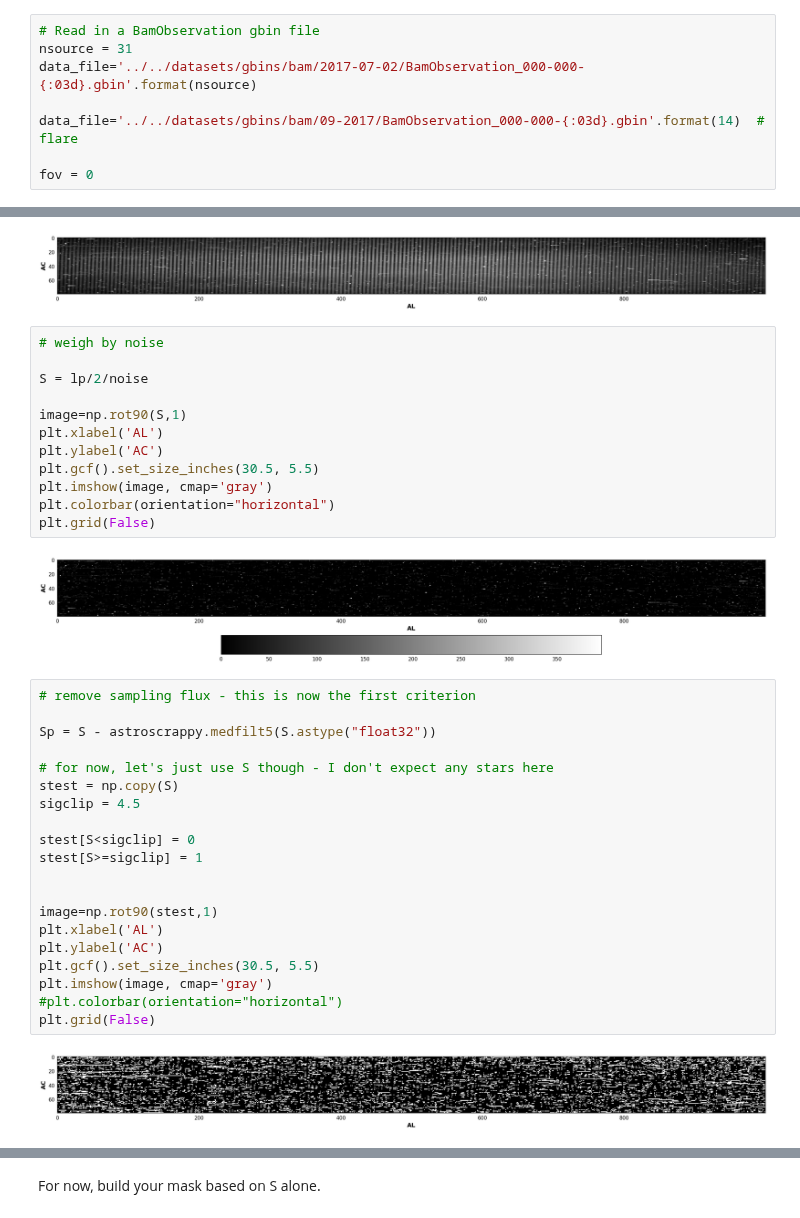
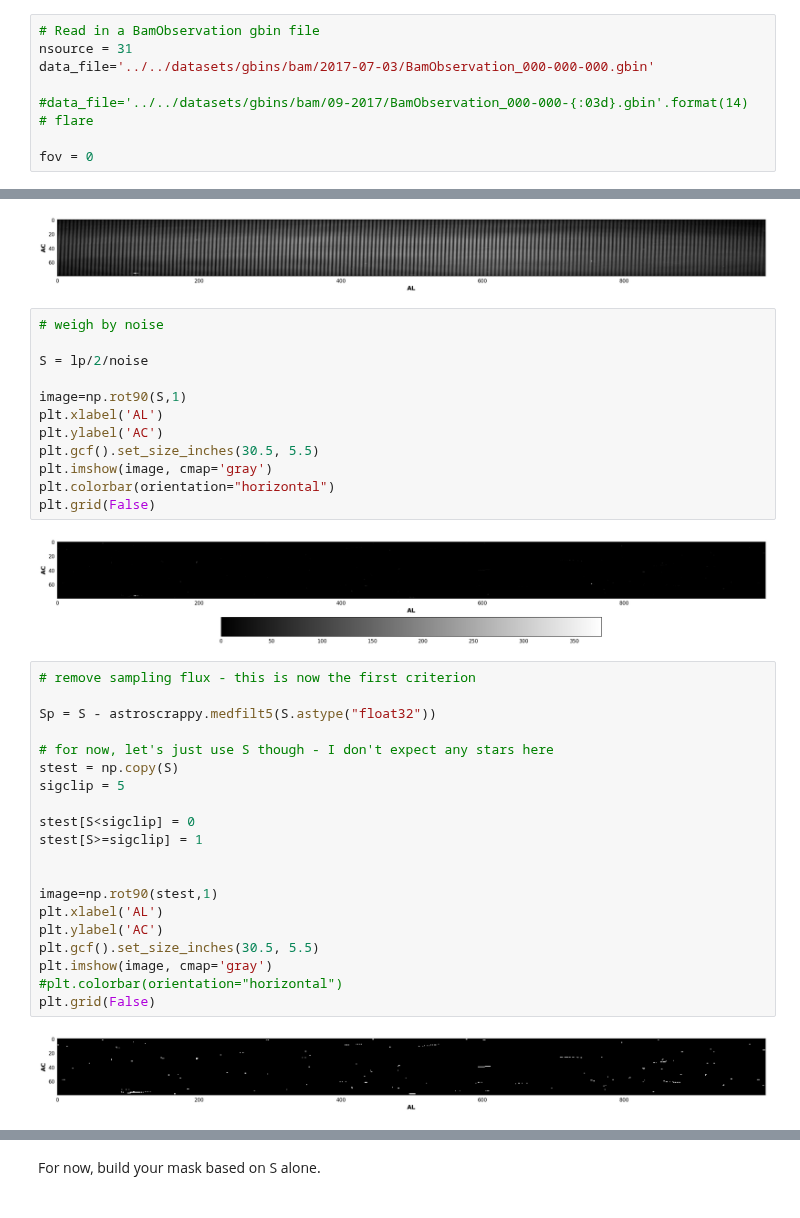
Before and after one commit to asierabreu/cosmics, a Jupyter notebook: analysis/bam/bam_boxcar_noise.ipynb, the cells around one changed output, grey strips where cells are left out. Drawn from its saved outputs; the diff is of its cells as text.

```diff
--- a/analysis/bam/bam_boxcar_noise.ipynb
+++ b/analysis/bam/bam_boxcar_noise.ipynb
@@ -25,9 +25,9 @@ bias=2576            # bias [ADU]
 # %%
 # Read in a BamObservation gbin file
 nsource = 31
-data_file='../../datasets/gbins/bam/2017-07-02/BamObservation_000-000-{:03d}.gbin'.format(nsource)
+data_file='../../datasets/gbins/bam/2017-07-03/BamObservation_000-000-000.gbin'
 
-data_file='../../datasets/gbins/bam/09-2017/BamObservation_000-000-{:03d}.gbin'.format(14)  # flare
+#data_file='../../datasets/gbins/bam/09-2017/BamObservation_000-000-{:03d}.gbin'.format(14)  # flare
 
 fov = 0
 # %% [markdown]
@@ -174,29 +174,29 @@ plt.imshow(image, cmap='gray')
 plt.colorbar(orientation="horizontal")
 plt.grid(False)
 # %% [output]
-[figure, old version]
+[figure, new version]
 # %%
 # remove sampling flux - this is now the first criterion
 
 Sp = S - astroscrappy.medfilt5(S.astype("float32"))
 
 # for now, let's just use S though - I don't expect any stars here
 stest = np.copy(S)
-sigclip = 4.5
+sigclip = 5
 
 stest[S<sigclip] = 0
 stest[S>=sigclip] = 1
 
 
 image=np.rot90(stest,1)
 plt.xlabel('AL')
 plt.ylabel('AC')
 plt.gcf().set_size_inches(30.5, 5.5)
 plt.imshow(image, cmap='gray')
 #plt.colorbar(orientation="horizontal")
 plt.grid(False)
 # %% [output]
-[figure, old version]
+[figure, new version]
 # %%
 # fine structure image
 
```
Also changed, not shown: parts of 19 cells of this notebook, 21 other files.
